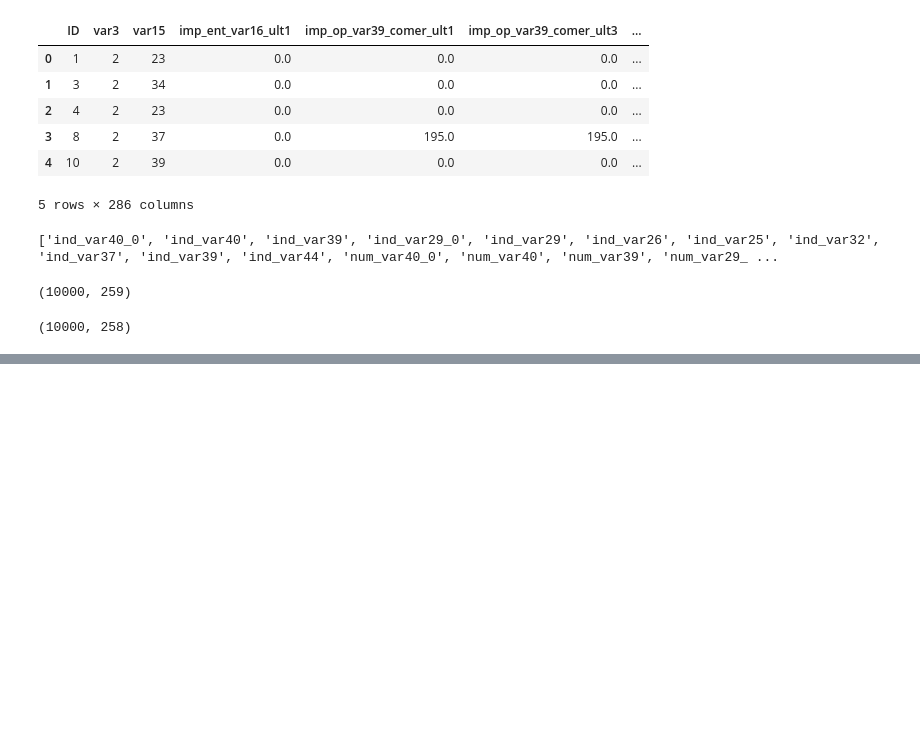
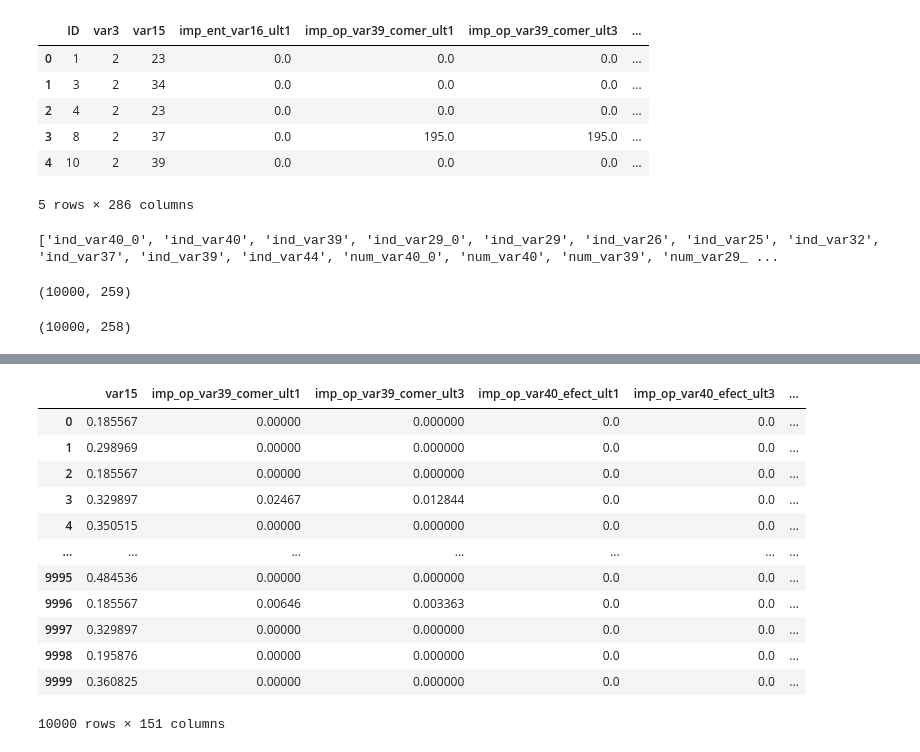
Before and after one commit to juyamauti/SantanderCustomerSatisfaction, a Jupyter notebook: Proj03_SantanderCustomerSatisfaction.ipynb, the cells around one changed output, grey strips where cells are left out. Saved outputs shown, nothing was run; the diff lists cells and outputs as text; code cells hidden in the pictures; blank space fills up the shorter version.

```diff
--- a/Proj03_SantanderCustomerSatisfaction.ipynb
+++ b/Proj03_SantanderCustomerSatisfaction.ipynb
@@ -210,0 +290,18 @@ kfold = KFold(num_folds, True, random_state = seed)
+# %%
+newfeat = pd.concat([features_df_new.reset_index(drop=True), traindata['TARGET']], axis=1)
+
+newfeat
+# %% [output]
+|  | var15 | imp_op_var39_comer_ult1 | imp_op_var39_comer_ult3 | imp_op_var40_efect_ult1 | imp_op_var40_efect_ult3 | ... |
+| 0 | 0.185567 | 0.00000 | 0.000000 | 0.0 | 0.0 | ... |
+| 1 | 0.298969 | 0.00000 | 0.000000 | 0.0 | 0.0 | ... |
+| 2 | 0.185567 | 0.00000 | 0.000000 | 0.0 | 0.0 | ... |
+| 3 | 0.329897 | 0.02467 | 0.012844 | 0.0 | 0.0 | ... |
+| 4 | 0.350515 | 0.00000 | 0.000000 | 0.0 | 0.0 | ... |
+| ... | ... | ... | ... | ... | ... | ... |
+| 9995 | 0.484536 | 0.00000 | 0.000000 | 0.0 | 0.0 | ... |
+| 9996 | 0.185567 | 0.00646 | 0.003363 | 0.0 | 0.0 | ... |
+| 9997 | 0.329897 | 0.00000 | 0.000000 | 0.0 | 0.0 | ... |
+| 9998 | 0.195876 | 0.00000 | 0.000000 | 0.0 | 0.0 | ... |
+| 9999 | 0.360825 | 0.00000 | 0.000000 | 0.0 | 0.0 | ... |
+10000 rows × 151 columns
```
Also changed, not shown: parts of 52 cells of this notebook.
